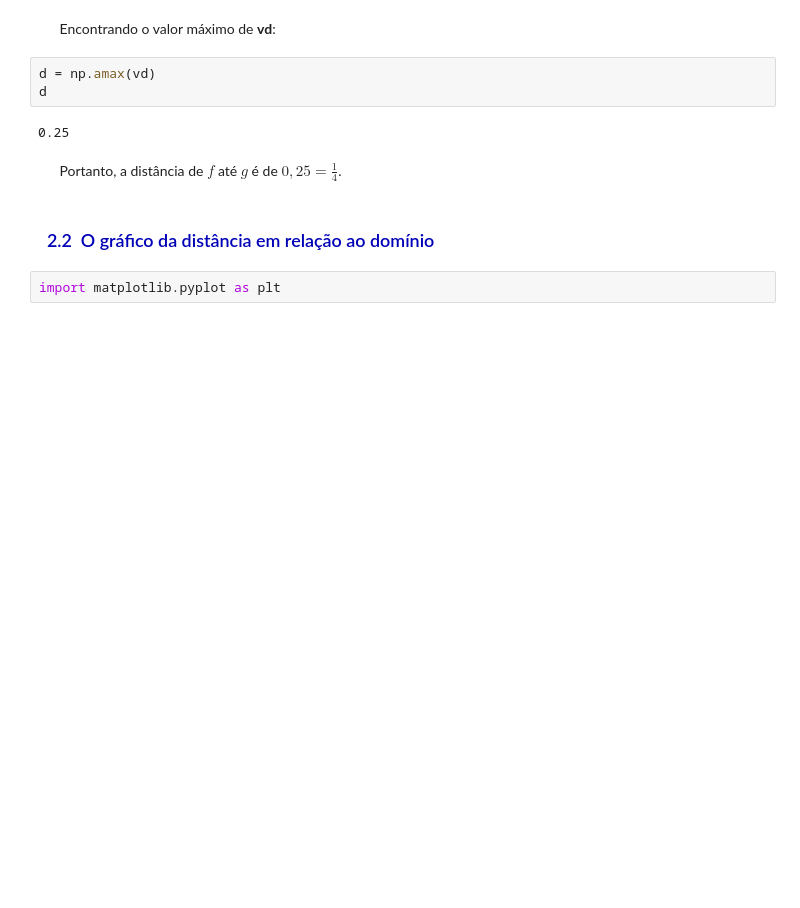
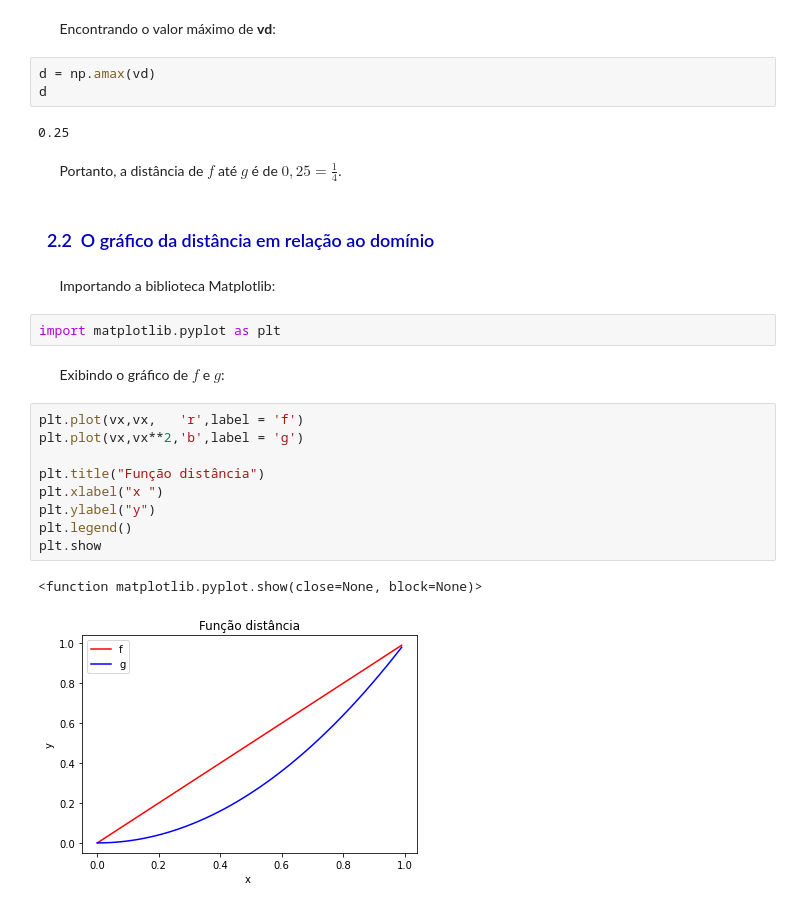
Before and after one commit to Jhonatan-Biller/TopologiaEspacoDeFuncoes, a Jupyter notebook: principal.ipynb, the cells around one changed output. Drawn from its saved outputs; the diff is of its cells as text; blank space fills up the shorter version.

```diff
--- a/principal.ipynb
+++ b/principal.ipynb
@@ -96,5 +98,21 @@ d
 &nbsp;&nbsp;&nbsp;&nbsp;&nbsp; Portanto, a distância de $f$ até $g$ é de $0,25=\frac{1}{4}$.
 # %% [markdown]
 <h3 style='color:#0000b7' >&nbsp;&nbsp;2.2 &nbsp;O gráfico da distância em relação ao domínio</h3>
+# %% [markdown]
+&nbsp;&nbsp;&nbsp;&nbsp;&nbsp; Importando a biblioteca Matplotlib:
 # %%
 import matplotlib.pyplot as plt
+# %% [markdown]
+&nbsp;&nbsp;&nbsp;&nbsp;&nbsp; Exibindo o gráfico de $f$ e $g$:
+# %%
+plt.plot(vx,vx,   'r',label = 'f')
+plt.plot(vx,vx**2,'b',label = 'g')
+
+plt.title("Função distância")
+plt.xlabel("x ")
+plt.ylabel("y")
+plt.legend()
+plt.show
+# %% [output]
+<function matplotlib.pyplot.show(close=None, block=None)>
+[figure, added]
```
Also changed, not shown: parts of 16 cells of this notebook.
